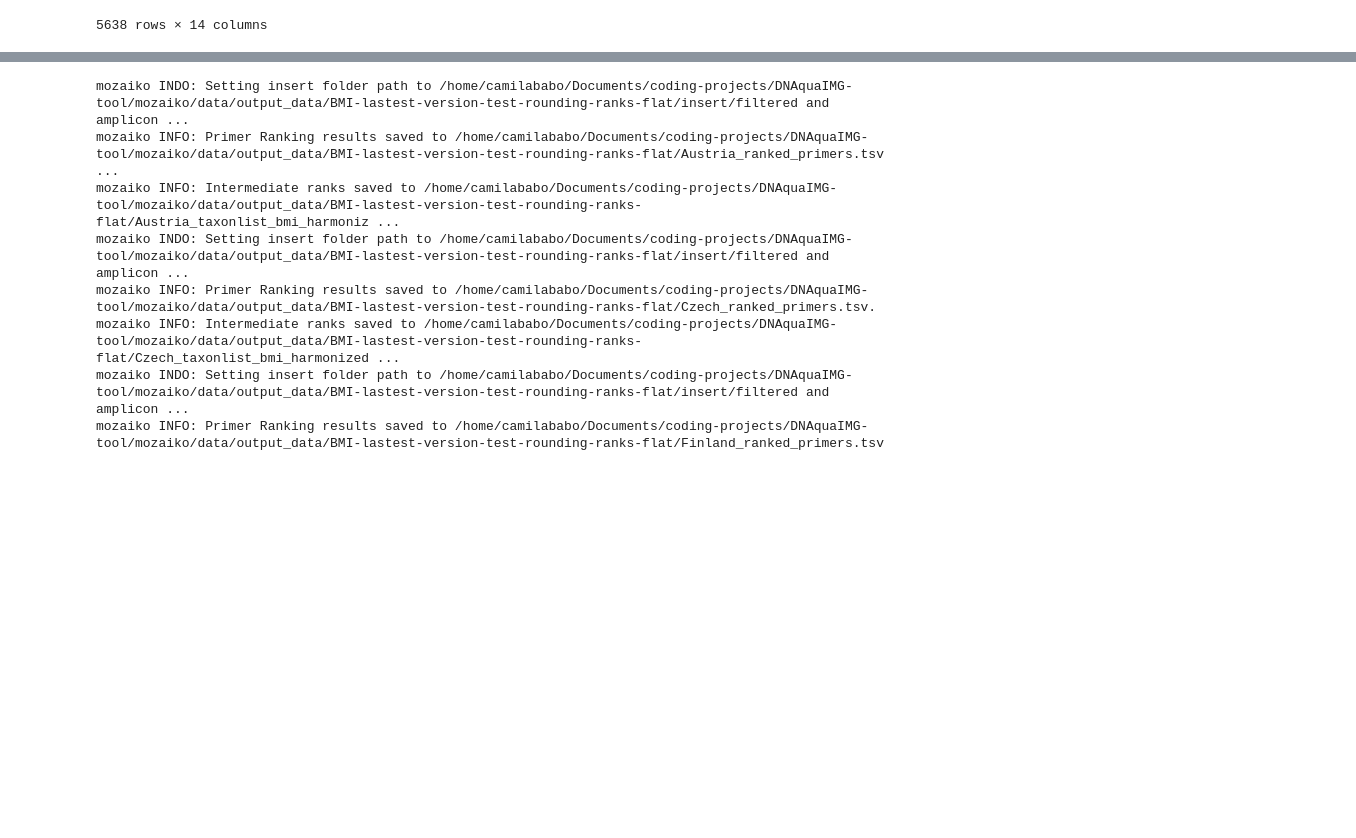
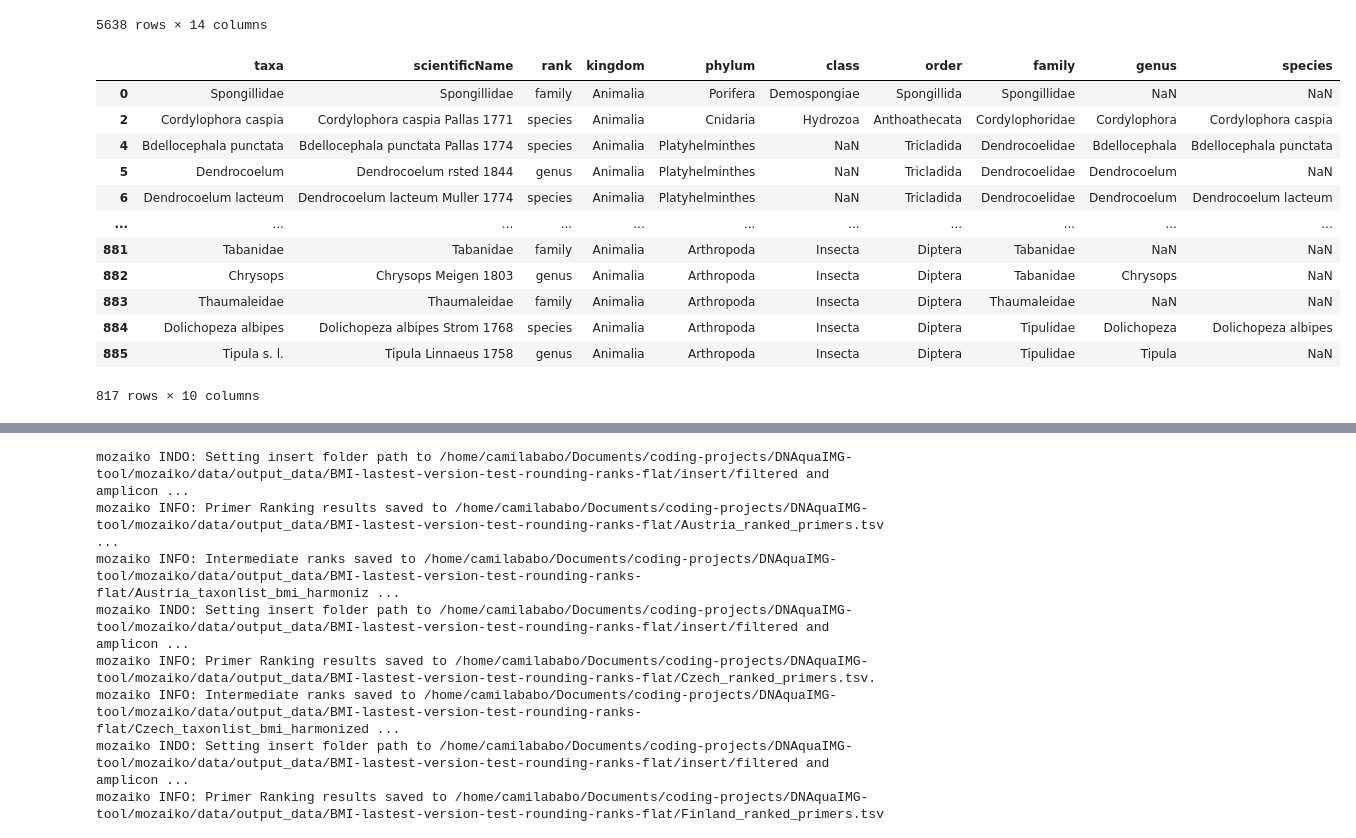
Before and after one commit to CIBIO-BU/mozaiko, a Jupyter notebook: draft.ipynb, the cells around one changed output, grey strips where cells are left out. Cells and saved outputs as stored; diff of their text form; code cells hidden in the pictures; blank space fills up the shorter version.

```diff
--- a/draft.ipynb
+++ b/draft.ipynb
@@ -5068,0 +5069,16 @@ germ_taxa.to_csv('germany_taxa.tsv', sep='\t', index=False)
+# %%
+germ_otl
+# %% [output]
+|  | taxa | scientificName | rank | kingdom | phylum | class | order | family | genus | species |
+| 0 | Spongillidae | Spongillidae | family | Animalia | Porifera | Demospongiae | Spongillida | Spongillidae | NaN | NaN |
+| 2 | Cordylophora caspia | Cordylophora caspia Pallas 1771 | species | Animalia | Cnidaria | Hydrozoa | Anthoathecata | Cordylophoridae | Cordylophora | Cordylophora caspia |
+| 4 | Bdellocephala punctata | Bdellocephala punctata Pallas 1774 | species | Animalia | Platyhelminthes | NaN | Tricladida | Dendrocoelidae | Bdellocephala | Bdellocephala punctata |
+| 5 | Dendrocoelum | Dendrocoelum rsted 1844 | genus | Animalia | Platyhelminthes | NaN | Tricladida | Dendrocoelidae | Dendrocoelum | NaN |
+| 6 | Dendrocoelum lacteum | Dendrocoelum lacteum Muller 1774 | species | Animalia | Platyhelminthes | NaN | Tricladida | Dendrocoelidae | Dendrocoelum | Dendrocoelum lacteum |
+| ... | ... | ... | ... | ... | ... | ... | ... | ... | ... | ... |
+| 881 | Tabanidae | Tabanidae | family | Animalia | Arthropoda | Insecta | Diptera | Tabanidae | NaN | NaN |
+| 882 | Chrysops | Chrysops Meigen 1803 | genus | Animalia | Arthropoda | Insecta | Diptera | Tabanidae | Chrysops | NaN |
+| 883 | Thaumaleidae | Thaumaleidae | family | Animalia | Arthropoda | Insecta | Diptera | Thaumaleidae | NaN | NaN |
+| 884 | Dolichopeza albipes | Dolichopeza albipes Strom 1768 | species | Animalia | Arthropoda | Insecta | Diptera | Tipulidae | Dolichopeza | Dolichopeza albipes |
+| 885 | Tipula s. l. | Tipula Linnaeus 1758 | genus | Animalia | Arthropoda | Insecta | Diptera | Tipulidae | Tipula | NaN |
+817 rows × 10 columns
```
Also changed, not shown: parts of 14 cells of this notebook, 2 other files.
